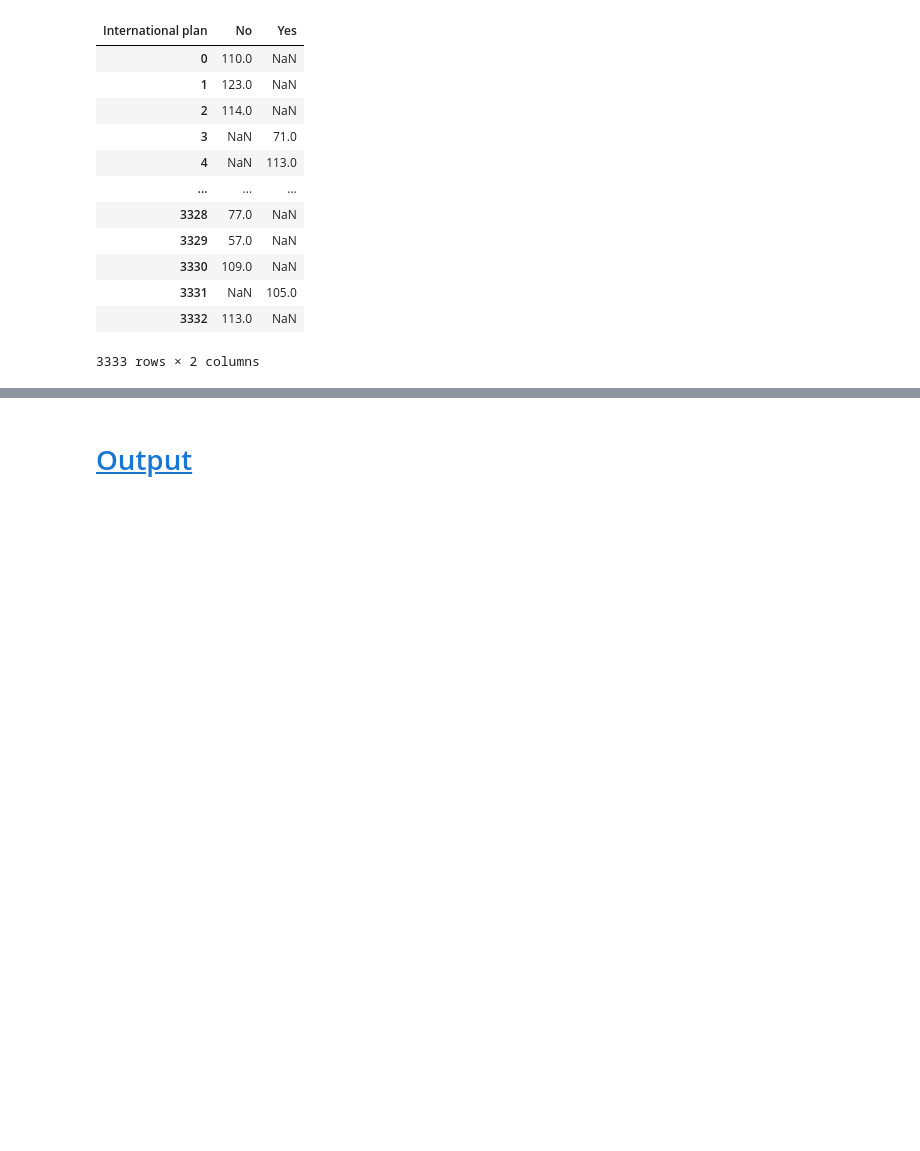
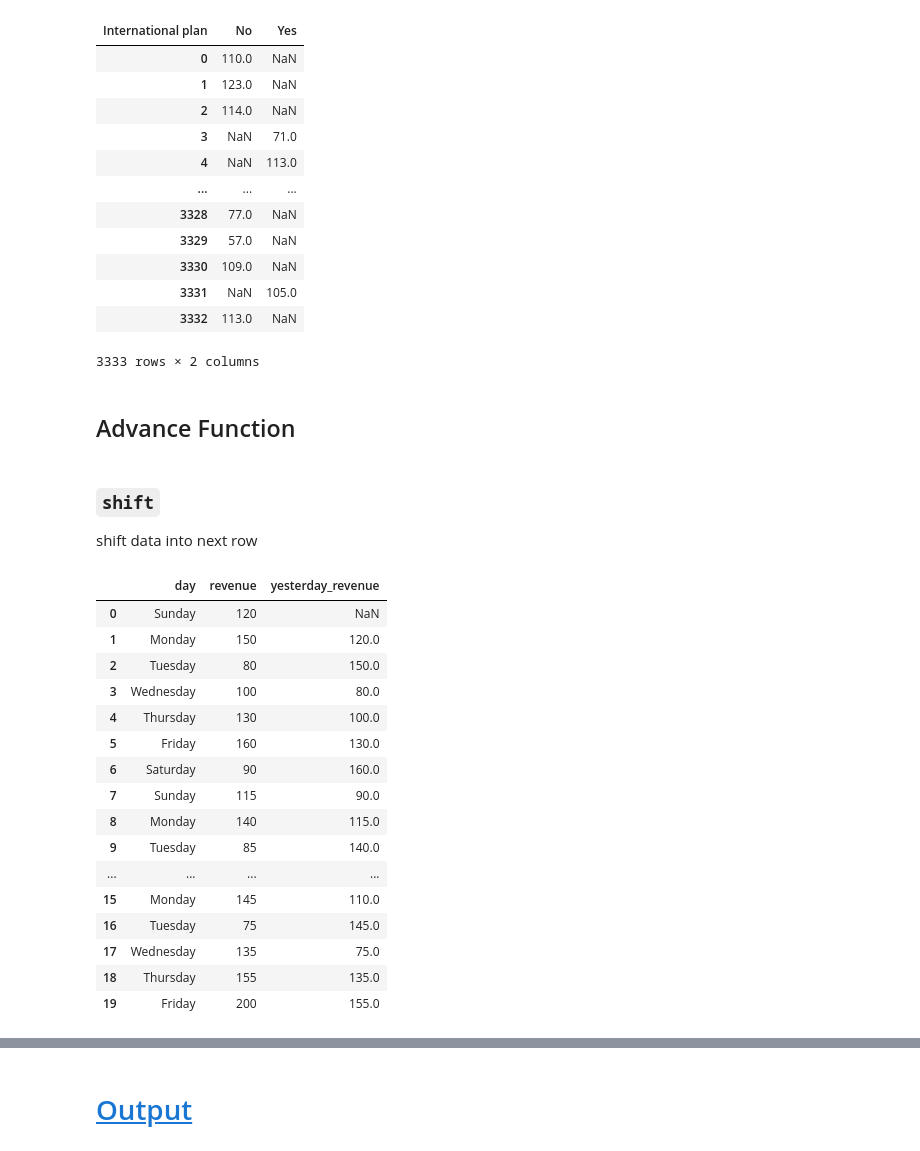
Before and after one commit to tinapyp/data-science-learning, a Jupyter notebook: Libraries/Pandas/pandas.ipynb, the cells around one changed output, grey strips where cells are left out. Drawn from its saved outputs; the diff is of its cells as text; code cells hidden in the pictures; blank space fills up the shorter version.

Commit message:
adding some new function

```diff
--- a/Libraries/Pandas/pandas.ipynb
+++ b/Libraries/Pandas/pandas.ipynb
@@ -1356,3 +1356,8 @@ df.pivot(columns='International plan', values='Total day calls')
 | 3331 | NaN | 105.0 |
 | 3332 | 113.0 | NaN |
 3333 rows × 2 columns
+# %% [markdown]
+## Advance Function
+# %% [markdown]
+### `shift`
+shift data into next row
@@ -1358,0 +1375,20 @@ df.pivot(columns='International plan', values='Total day calls')
+# %%
+df
+# %% [output]
+|  | day | revenue | yesterday_revenue |
+| 0 | Sunday | 120 | NaN |
+| 1 | Monday | 150 | 120.0 |
+| 2 | Tuesday | 80 | 150.0 |
+| 3 | Wednesday | 100 | 80.0 |
+| 4 | Thursday | 130 | 100.0 |
+| 5 | Friday | 160 | 130.0 |
+| 6 | Saturday | 90 | 160.0 |
+| 7 | Sunday | 115 | 90.0 |
+| 8 | Monday | 140 | 115.0 |
+| 9 | Tuesday | 85 | 140.0 |
+| ... | ... | ... | ... |
+| 15 | Monday | 145 | 110.0 |
+| 16 | Tuesday | 75 | 145.0 |
+| 17 | Wednesday | 135 | 75.0 |
+| 18 | Thursday | 155 | 135.0 |
+| 19 | Friday | 200 | 155.0 |
```
Also changed, not shown: parts of 12 cells of this notebook.
